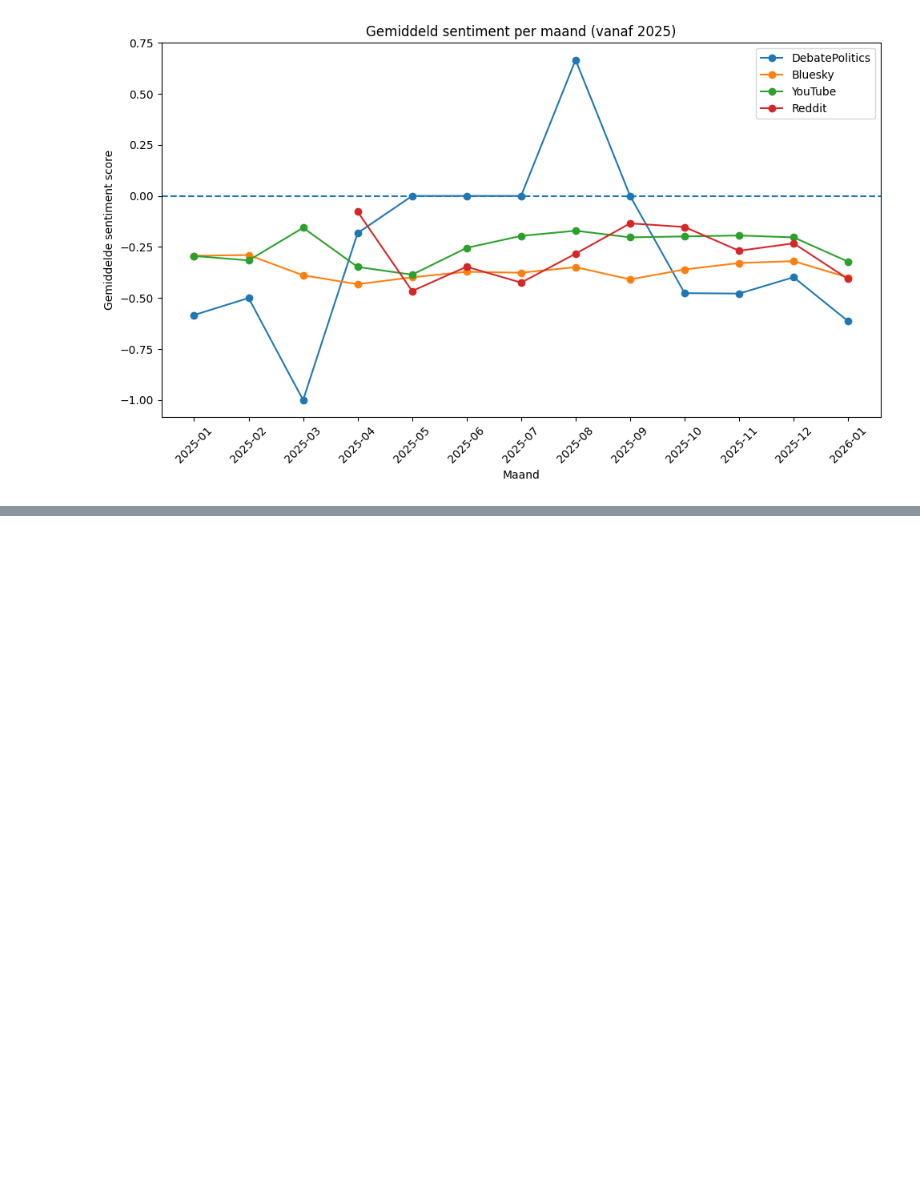
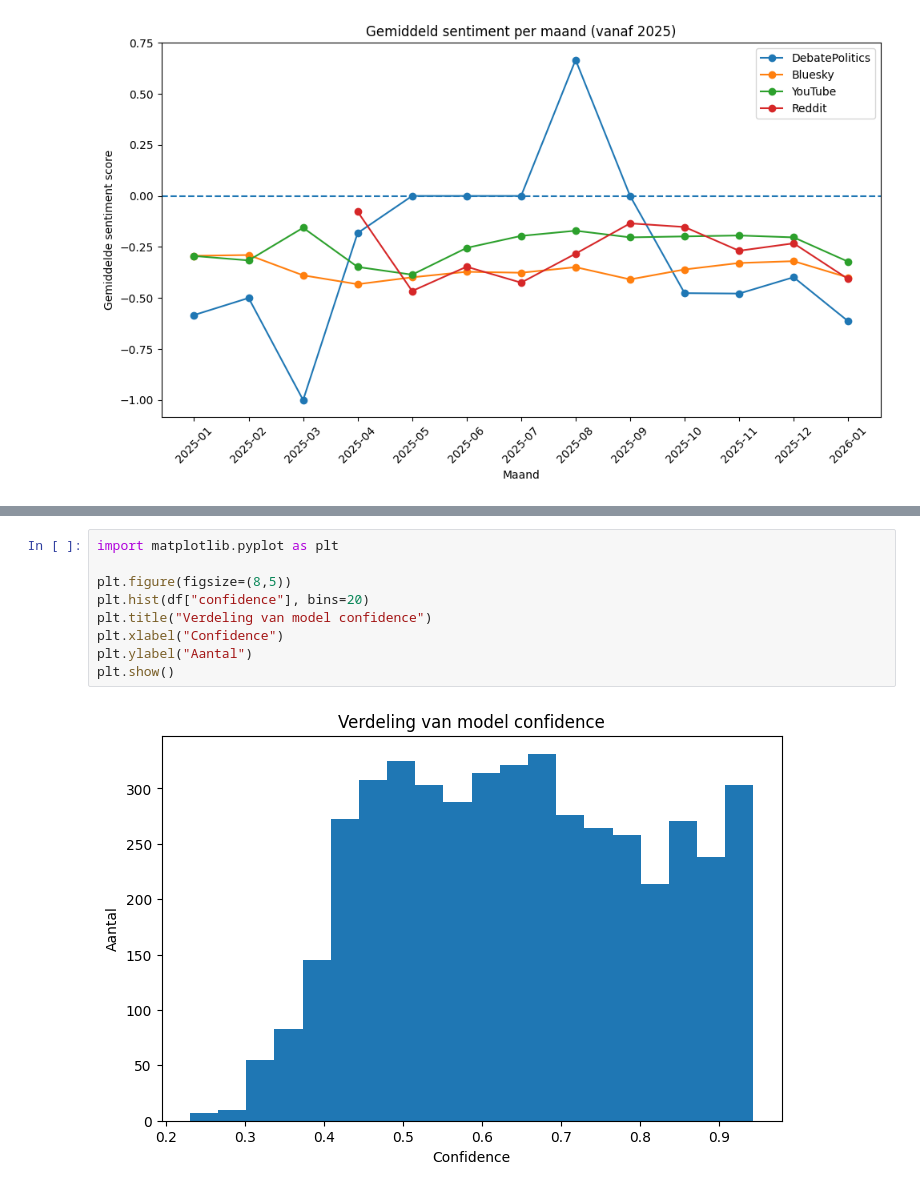
Before and after one commit to ManzerX/radical, a Jupyter notebook: analyse_fase-kenmerken_onderzoek/Sentiment/sentiment-analyse.ipynb, the cells around one changed output, grey strips where cells are left out. Cells and saved outputs as stored; diff of their text form; blank space fills up the shorter version.

```diff
--- a/analyse_fase-kenmerken_onderzoek/Sentiment/sentiment-analyse.ipynb
+++ b/analyse_fase-kenmerken_onderzoek/Sentiment/sentiment-analyse.ipynb
@@ -543,0 +641,11 @@ Reddit: 0.6334862976174436
+# %%
+import matplotlib.pyplot as plt
+
+plt.figure(figsize=(8,5))
+plt.hist(df["confidence"], bins=20)
+plt.title("Verdeling van model confidence")
+plt.xlabel("Confidence")
+plt.ylabel("Aantal")
+plt.show()
+# %% [output]
+[figure, added]
```
Also changed, not shown: parts of 14 cells of this notebook.
